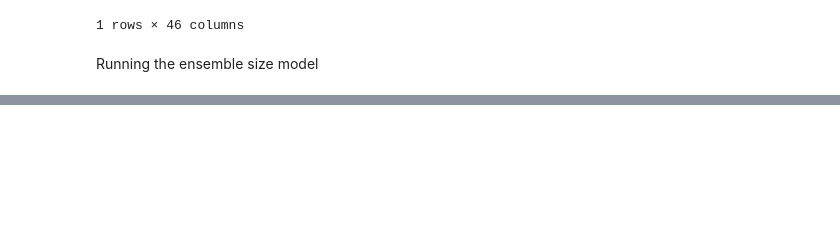
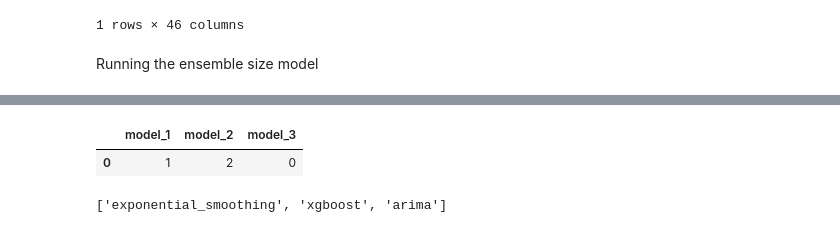
Before and after one commit to GPT-4-UOM/MetaFramework, a Jupyter notebook: notebook/actual_flow.ipynb, the cells around one changed output, grey strips where cells are left out. Drawn from its saved outputs; the diff is of its cells as text; code cells hidden in the pictures; blank space fills up the shorter version.

```diff
--- a/notebook/actual_flow.ipynb
+++ b/notebook/actual_flow.ipynb
@@ -605,0 +604,14 @@ best_models = ['arima', 'exponential_smoothing', 'xgboost']
+# %%
+# Ensure predictions is a single number, not a list
+prediction_value = predictions[0]
+
+# Create a list of column names to select based on the prediction value
+columns_to_select = [f"model_{i}" for i in range(1, prediction_value + 1)]
+
+# Select only the columns starting with 'model_' and based on the prediction value
+selected_columns = df_features.filter(regex='^model_', axis=1)[columns_to_select]
+
+selected_columns
+# %% [output]
+|  | model_1 | model_2 | model_3 |
+| 0 | 1 | 2 | 0 |
@@ -606,3 +625,16 @@ best_models = ['arima', 'exponential_smoothing', 'xgboost']
+# %%
+# Apply mapping to each column in selected_columns
+mapped_values = selected_columns.apply(lambda col: col.map(mapping))
+
+# Combine all mapped values into a single Series
+combined_values = mapped_values.stack()
+
+# Extract unique values to get the best models
+best_models = combined_values.unique().tolist()
+
+best_models
+# %% [output]
+['exponential_smoothing', 'xgboost', 'arima']
 # %%
 train, val = split_data(df)
 y_pred=generate_stacked_predictions(best_models, train, val)
```
Also changed, not shown: parts of 4 cells of this notebook.
